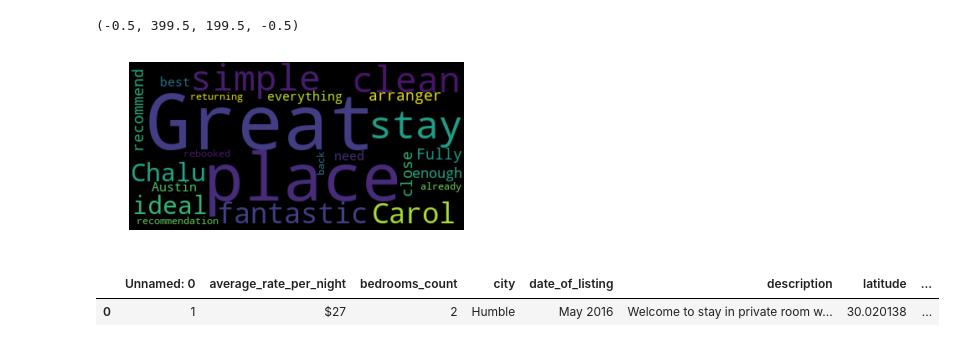
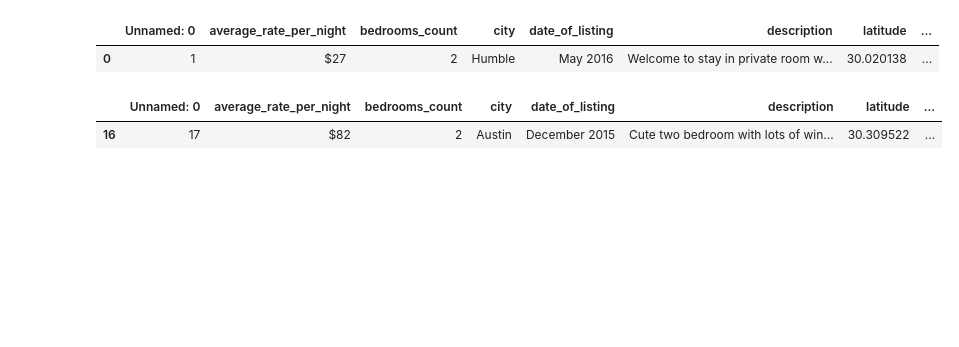
Before and after one commit to RCate/Project--One-, a Jupyter notebook: for_presentation/WordCloud_reviews.ipynb, the cells around one changed output. Drawn from its saved outputs; the diff is of its cells as text; code cells hidden in the pictures; blank space fills up the shorter version.

```diff
--- a/for_presentation/WordCloud_reviews.ipynb
+++ b/for_presentation/WordCloud_reviews.ipynb
@@ -43,9 +7,3 @@ wordcloud = WordCloud().generate(comments[5])
-# %%
-plt.imshow(wordcloud, interpolation='bilinear')
-plt.axis("off")
-# %% [output]
-(-0.5, 399.5, 199.5, -0.5)
-[figure, removed]
 # %%
 from requests_html import HTMLSession
 # %%
@@ -55,5 +13,11 @@ df.head(1)
 # %% [output]
 |  | Unnamed: 0 | average_rate_per_night | bedrooms_count | city | date_of_listing | description | latitude | ... |
 | 0 | 1 | $27 | 2 | Humble | May 2016 | Welcome to stay in private room w... | 30.020138 | ... |
+# %%
+austin = df[df["city"]=="Austin"]
+austin.head(1)
+# %% [output]
+|  | Unnamed: 0 | average_rate_per_night | bedrooms_count | city | date_of_listing | description | latitude | ... |
+| 16 | 17 | $82 | 2 | Austin | December 2015 | Cute two bedroom with lots of win... | 30.309522 | ... |
 # %%
 # df["url"].astype('string')
```
Also changed, not shown: parts of 15 cells of this notebook, 1 other file.
